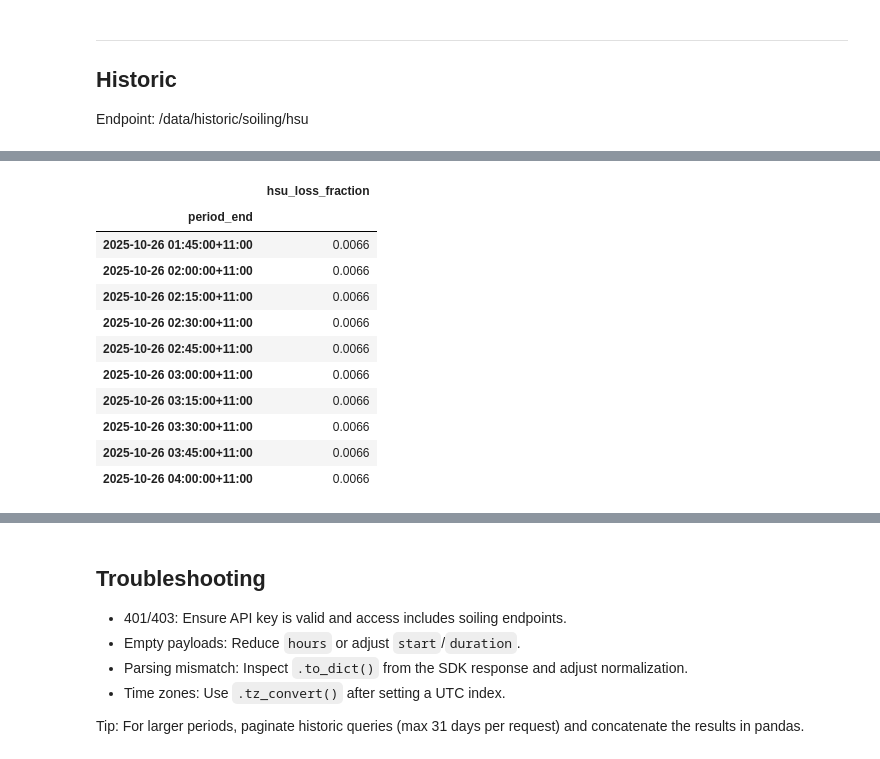
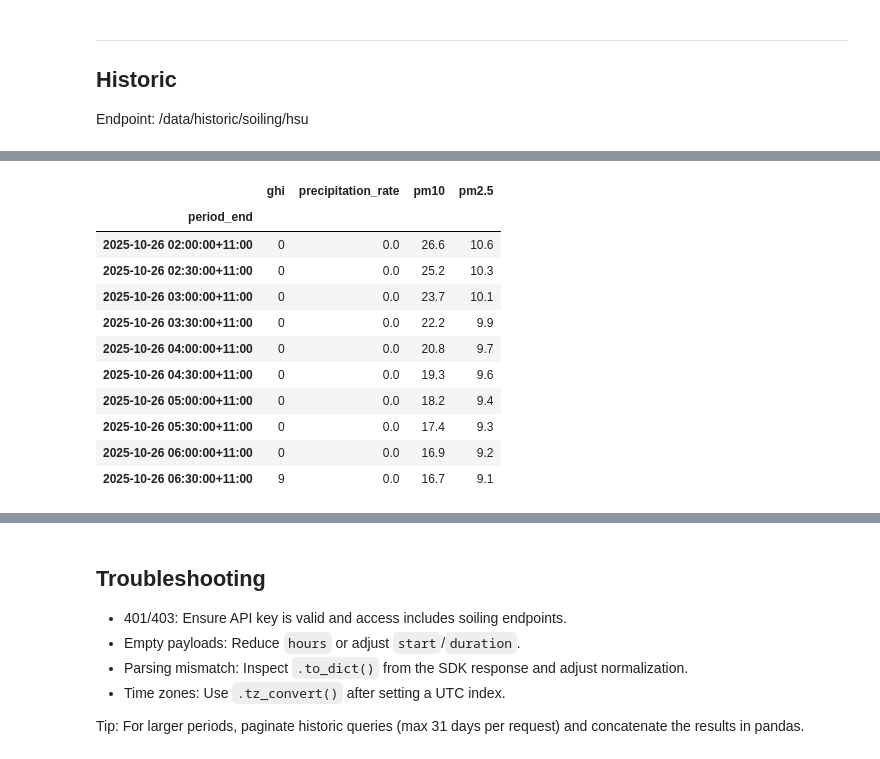
Before and after one commit to GF-D6/solcast-api-python-sdk, a Jupyter notebook: docs/notebooks/2.4 Dust Soiling - HSU (Live, Forecast, Historic).ipynb, the cells around one changed output, grey strips where cells are left out. Saved outputs shown, nothing was run; the diff lists cells and outputs as text; code cells hidden in the pictures.

Commit message:
soiling notebook updates

```diff
--- a/docs/notebooks/2.4 Dust Soiling - HSU (Live, Forecast, Historic).ipynb
+++ b/docs/notebooks/2.4 Dust Soiling - HSU (Live, Forecast, Historic).ipynb
@@ -178,16 +175,21 @@ fc_df.plot()
 
 Endpoint: /data/historic/soiling/hsu
 # %%
-hist_params = {
+hist_base_params = {
     "latitude": sydney.get("latitude"),
     "longitude": sydney.get("longitude"),
-    "period": "PT15M",
+    "period": "PT30M",
     "start": "2025-10-25T14:45:00Z",
-    "duration": "P10D",
-    "manual_wash_dates": "[2022-10-26,2025-11-14,2025-11-26]",
+    "duration": "P30D",
+}
+hist_params = hist_base_params | {"output_parameters": "ghi,precipitation_rate,pm2.5,pm10"}
+soiling_params = hist_params | {
+    "manual_wash_dates": "[2025-11-03]",
+    "cleaning_threshold": 2.0,
 }
 print(hist_params)
-
-hist_resp = solcast_historic.soiling_hsu(base_url=API_BASE, api_key=API_KEY, **hist_params)
-hist_resp
+hist_resp = solcast_historic.radiation_and_weather(base_url=API_BASE, api_key=API_KEY, **hist_params)
+print(soiling_params)
+soiling_resp = solcast_historic.soiling_hsu(base_url=API_BASE, api_key=API_KEY, **soiling_params)
+soiling_resp
 # %% [output]
@@ -196,17 +199,17 @@ status code=200, url=https://api.solcast.com.au/data/historic/soiling/hsu?latitu
 # %%
 hist_df = hist_resp.to_pandas()
-hist_df.index = hist_df.index.tz_convert('australia/sydney') # type: ignore
+hist_df = hist_df.tz_convert('Australia/Sydney')
 hist_df.head(10)
 # %% [output]
-|  | hsu_loss_fraction |
-| period_end |  |
-| 2025-10-26 01:45:00+11:00 | 0.0066 |
-| 2025-10-26 02:00:00+11:00 | 0.0066 |
-| 2025-10-26 02:15:00+11:00 | 0.0066 |
-| 2025-10-26 02:30:00+11:00 | 0.0066 |
-| 2025-10-26 02:45:00+11:00 | 0.0066 |
-| 2025-10-26 03:00:00+11:00 | 0.0066 |
-| 2025-10-26 03:15:00+11:00 | 0.0066 |
-| 2025-10-26 03:30:00+11:00 | 0.0066 |
-| 2025-10-26 03:45:00+11:00 | 0.0066 |
-| 2025-10-26 04:00:00+11:00 | 0.0066 |
+|  | ghi | precipitation_rate | pm10 | pm2.5 |
+| period_end |  |  |  |  |
+| 2025-10-26 02:00:00+11:00 | 0 | 0.0 | 26.6 | 10.6 |
+| 2025-10-26 02:30:00+11:00 | 0 | 0.0 | 25.2 | 10.3 |
+| 2025-10-26 03:00:00+11:00 | 0 | 0.0 | 23.7 | 10.1 |
+| 2025-10-26 03:30:00+11:00 | 0 | 0.0 | 22.2 | 9.9 |
+| 2025-10-26 04:00:00+11:00 | 0 | 0.0 | 20.8 | 9.7 |
+| 2025-10-26 04:30:00+11:00 | 0 | 0.0 | 19.3 | 9.6 |
+| 2025-10-26 05:00:00+11:00 | 0 | 0.0 | 18.2 | 9.4 |
+| 2025-10-26 05:30:00+11:00 | 0 | 0.0 | 17.4 | 9.3 |
+| 2025-10-26 06:00:00+11:00 | 0 | 0.0 | 16.9 | 9.2 |
+| 2025-10-26 06:30:00+11:00 | 9 | 0.0 | 16.7 | 9.1 |
```
Also changed, not shown: parts of 14 cells of this notebook, 1 other file.
